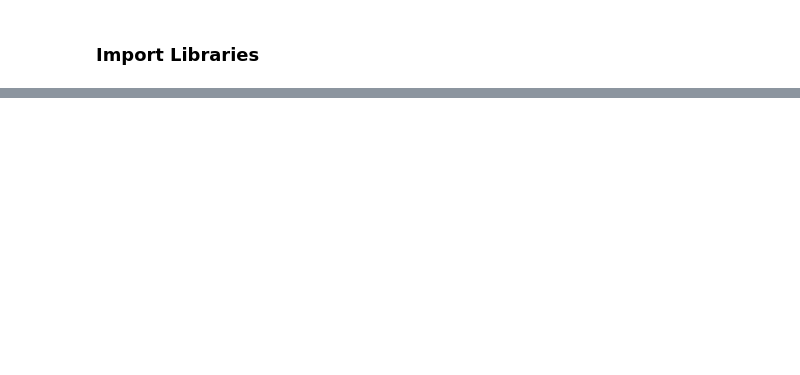
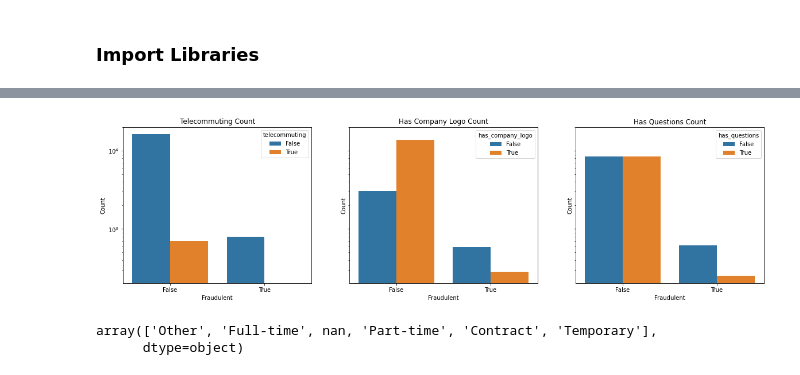
Before and after one commit to RodAli/fake-job-postings-analysis, a Jupyter notebook: Data_Cleaning.ipynb, the cells around one changed output, grey strips where cells are left out. Drawn from its saved outputs; the diff is of its cells as text; code cells hidden in the pictures; blank space fills up the shorter version.

```diff
--- a/Data_Cleaning.ipynb
+++ b/Data_Cleaning.ipynb
@@ -32,0 +60,4 @@ df.head()
+# %%
+# Convert binary columns to boolean
+bool_columns = ["telecommuting", "has_company_logo", "has_questions", "fraudulent"]
+df[bool_columns] = df[bool_columns].astype("bool")
@@ -99,0 +199,11 @@ df_cleaned.to_csv("cleaned_" + FILENAME)
+# %%
+binary_columns = ["telecommuting", "has_company_logo", "has_questions"]
+f, axes = plt.subplots(1, 3, sharey=True, figsize=(20, 5))
+for i in range(len(binary_columns)):
+    col = binary_columns[i]
+    ax = axes[i]
+    ax = sns.countplot(x="fraudulent", hue=col, data=df, ax=ax)
+    ax.set(xlabel=clean_label_name("fraudulent"), ylabel='Count', title=f'{clean_label_name(col)} Count', yscale="log")
+plt.show()
+# %% [output]
+[figure, added]
@@ -99,0 +213,5 @@ df_cleaned.to_csv("cleaned_" + FILENAME)
+# %%
+df["employment_type"].unique()
+# %% [output]
+array(['Other', 'Full-time', nan, 'Part-time', 'Contract', 'Temporary'],
+      dtype=object)
```
Also changed, not shown: parts of 34 cells of this notebook, 2 other files.
